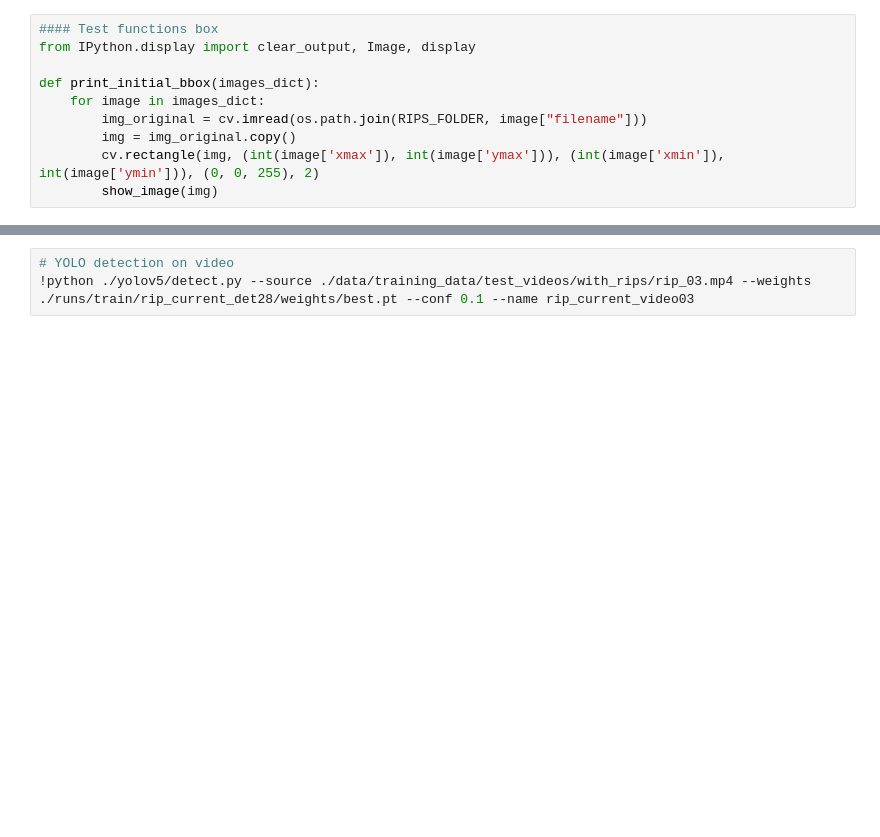
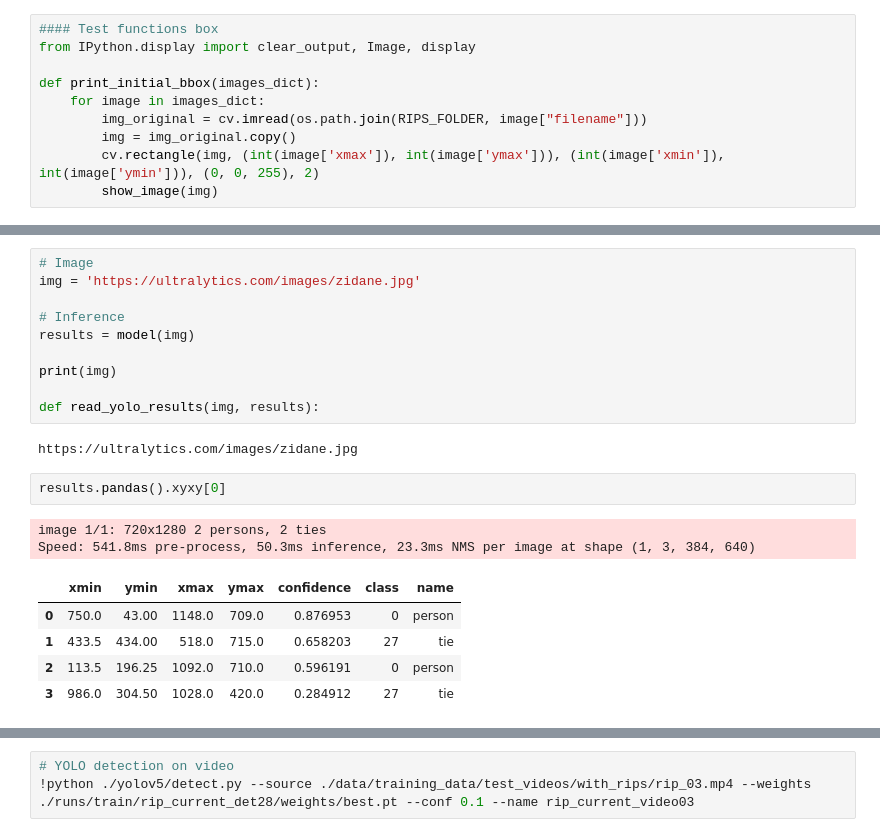
Before and after one commit to Irikos/rip_current_detection, a Jupyter notebook: Detection YOLO v5.ipynb, the cells around one changed output, grey strips where cells are left out. Saved outputs shown, nothing was run; the diff lists cells and outputs as text; blank space fills up the shorter version.

```diff
--- a/Detection YOLO v5.ipynb
+++ b/Detection YOLO v5.ipynb
@@ -267,0 +383,22 @@ def print_initial_bbox(images_dict):
+# %%
+# Image
+img = 'https://ultralytics.com/images/zidane.jpg'
+
+# Inference
+results = model(img)
+
+print(img)
+
+def read_yolo_results(img, results):
+# %% [output]
+https://ultralytics.com/images/zidane.jpg
+# %%
+results.pandas().xyxy[0]
+# %% [output]
+image 1/1: 720x1280 2 persons, 2 ties
+Speed: 541.8ms pre-process, 50.3ms inference, 23.3ms NMS per image at shape (1, 3, 384, 640)
+|  | xmin | ymin | xmax | ymax | confidence | class | name |
+| 0 | 750.0 | 43.00 | 1148.0 | 709.0 | 0.876953 | 0 | person |
+| 1 | 433.5 | 434.00 | 518.0 | 715.0 | 0.658203 | 27 | tie |
+| 2 | 113.5 | 196.25 | 1092.0 | 710.0 | 0.596191 | 0 | person |
+| 3 | 986.0 | 304.50 | 1028.0 | 420.0 | 0.284912 | 27 | tie |
```
Also changed, not shown: parts of 26 cells of this notebook, 1 other file.
